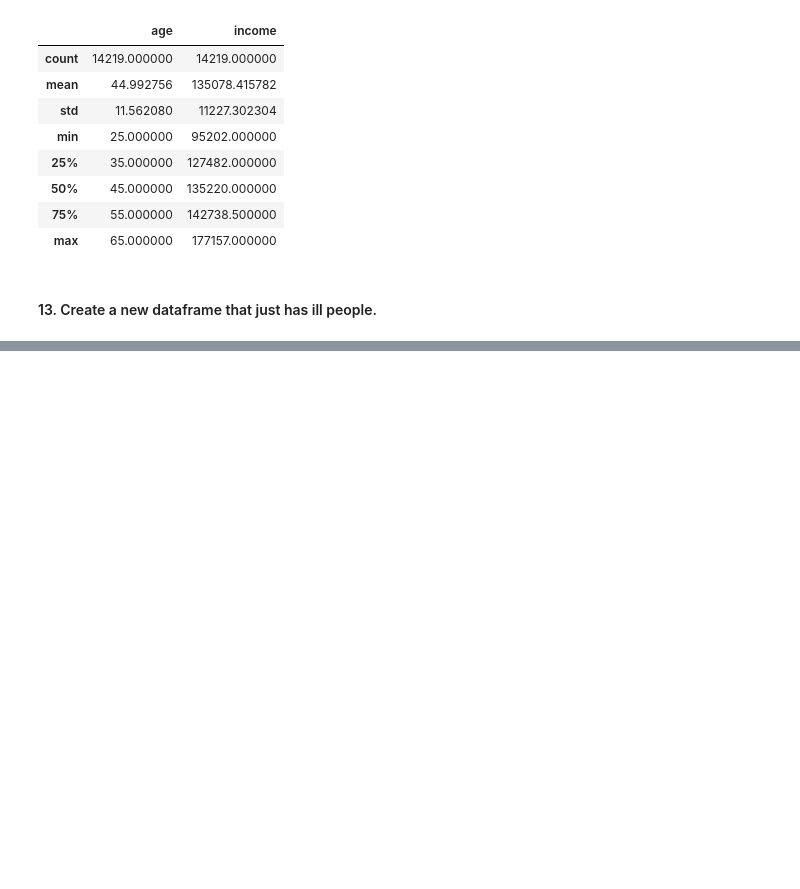
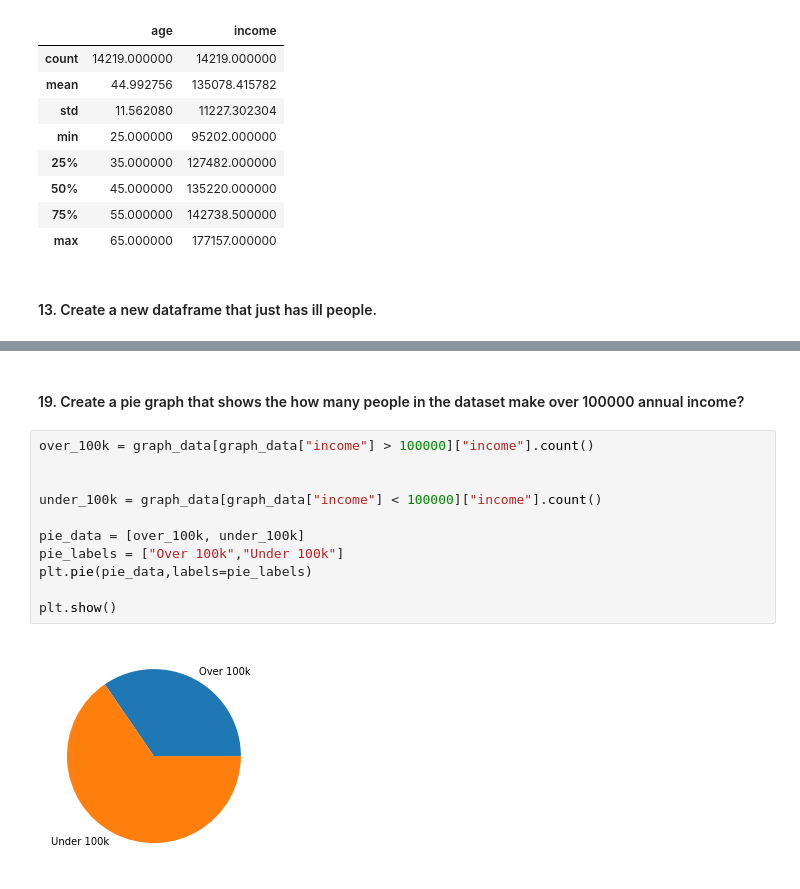
Before and after one commit to nathantum/data_science_projects, a Jupyter notebook: Data_Analysis_Basics.ipynb, the cells around one changed output, grey strips where cells are left out. Saved outputs shown, nothing was run; the diff lists cells and outputs as text; blank space fills up the shorter version.

```diff
--- a/Data_Analysis_Basics.ipynb
+++ b/Data_Analysis_Basics.ipynb
@@ -173,0 +268,15 @@ illpeo
+# %% [markdown]
+#### 19.  Create a pie graph that shows the how many people in the dataset make over 100000 annual income?
+# %%
+over_100k = graph_data[graph_data["income"] > 100000]["income"].count()
+
+
+under_100k = graph_data[graph_data["income"] < 100000]["income"].count()
+
+pie_data = [over_100k, under_100k]
+pie_labels = ["Over 100k","Under 100k"]
+plt.pie(pie_data,labels=pie_labels)
+
+plt.show()
+# %% [output]
+[figure, added]
```
Also changed, not shown: parts of 25 cells of this notebook.
